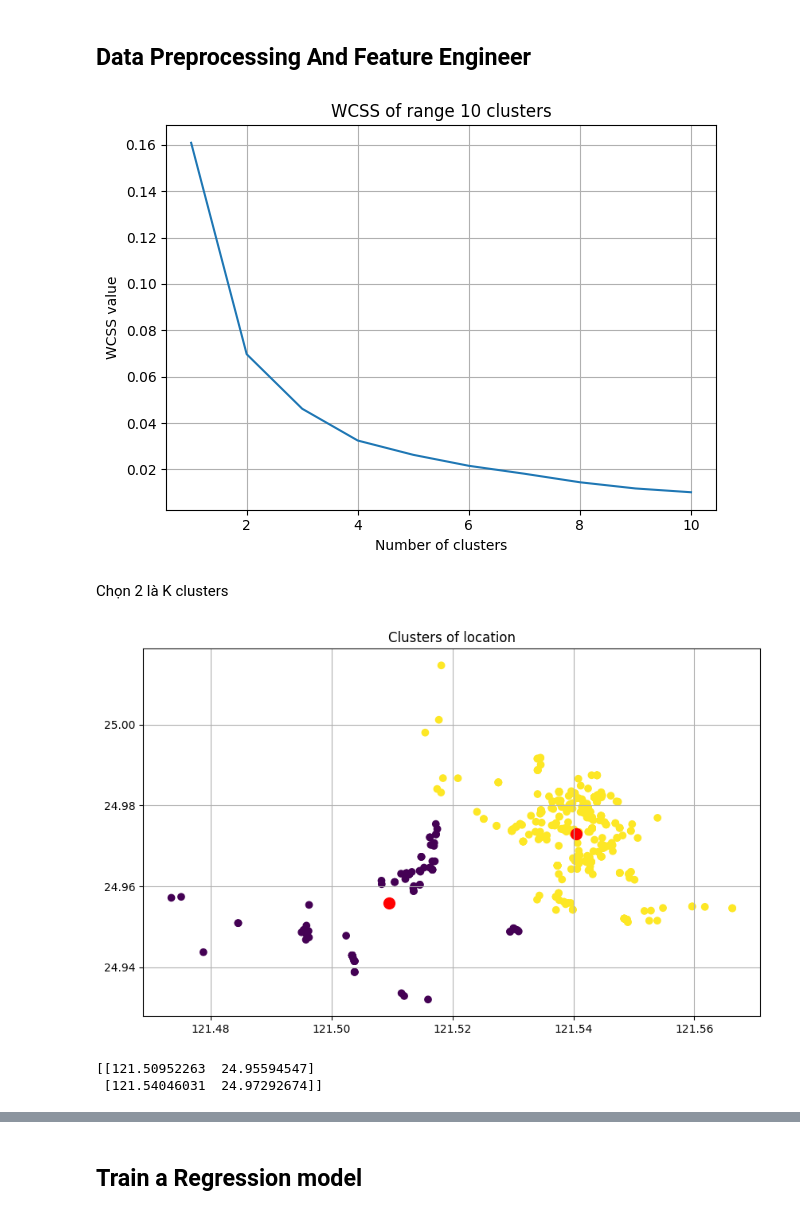
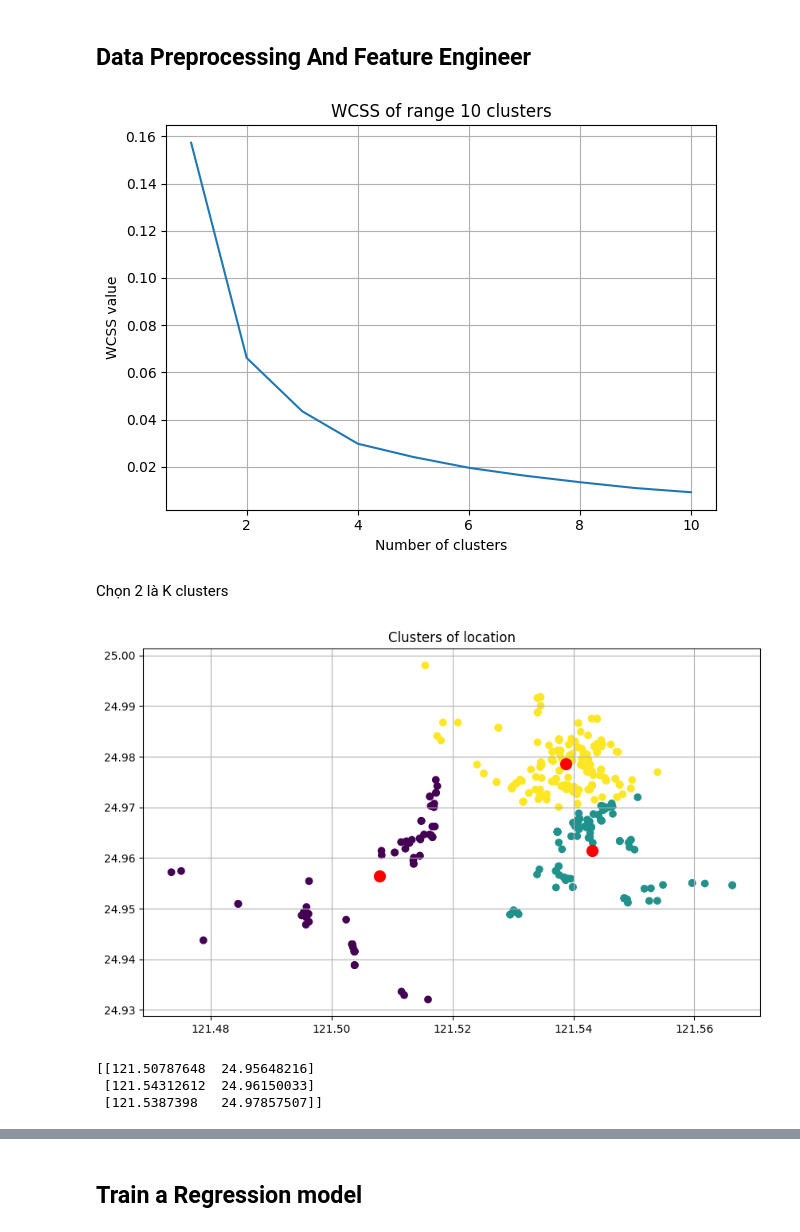
Before and after one commit to thangquang09/HCMUS, a Jupyter notebook: IntroduceDS/Lab02_RegressionModel.ipynb, the cells around one changed output, grey strips where cells are left out. Saved outputs shown, nothing was run; the diff lists cells and outputs as text; code cells hidden in the pictures.

Commit message:
add linear regression and draw chart

```diff
--- a/IntroduceDS/Lab02_RegressionModel.ipynb
+++ b/IntroduceDS/Lab02_RegressionModel.ipynb
@@ -95,6 +95,9 @@ plt.grid(True)
 plt.show()
 # %% [output]
 [figure]
+# %%
+# drop outliers
+df = df[df['X5 latitude'] <= 25]
 # %%
 sns.scatterplot(data=df, x='X3 distance to the nearest MRT station', y='Y house price of unit area')
 plt.title('House price based on distance to MRT')
@@ -143,28 +146,31 @@ plt.tight_layout()
 savefig(plt, 'WCSS.png')
 plt.show()
 # %% [output]
-[figure, old version]
+[figure, new version]
 # %% [markdown]
 Chọn 2 là K clusters
+# %%
+K = 3
 # %%
-kmeans = KMeans(n_clusters=2, init='k-means++', n_init=10, random_state=42)
+kmeans = KMeans(n_clusters=K, init='k-means++', n_init=10, random_state=42)
 kmeans.fit(df[['X6 longitude', 'X5 latitude']])
 clusters = kmeans.cluster_centers_
 # plot clusters
 plt.figure(figsize=(10, 6))
 plt.grid(True)
 plt.scatter(df['X6 longitude'], df['X5 latitude'], c=kmeans.labels_)
 plt.scatter(clusters[:, 0], clusters[:, 1], s=100, c='red')
 plt.title('Clusters of location')
 savefig(plt, 'clusters.png')
 plt.show()
 # %% [output]
-[figure, old version]
+[figure, new version]
 # %%
 print(clusters) # make sure the cluster is ascending
 # %% [output]
-[[121.50952263  24.95594547]
- [121.54046031  24.97292674]]
+[[121.50787648  24.95648216]
+ [121.54312612  24.96150033]
+ [121.5387398   24.97857507]]
 # %%
 # add clusters to df
 df['clusters'] = kmeans.labels_
```
Also changed, not shown: parts of 18 cells of this notebook, 10 other files.
